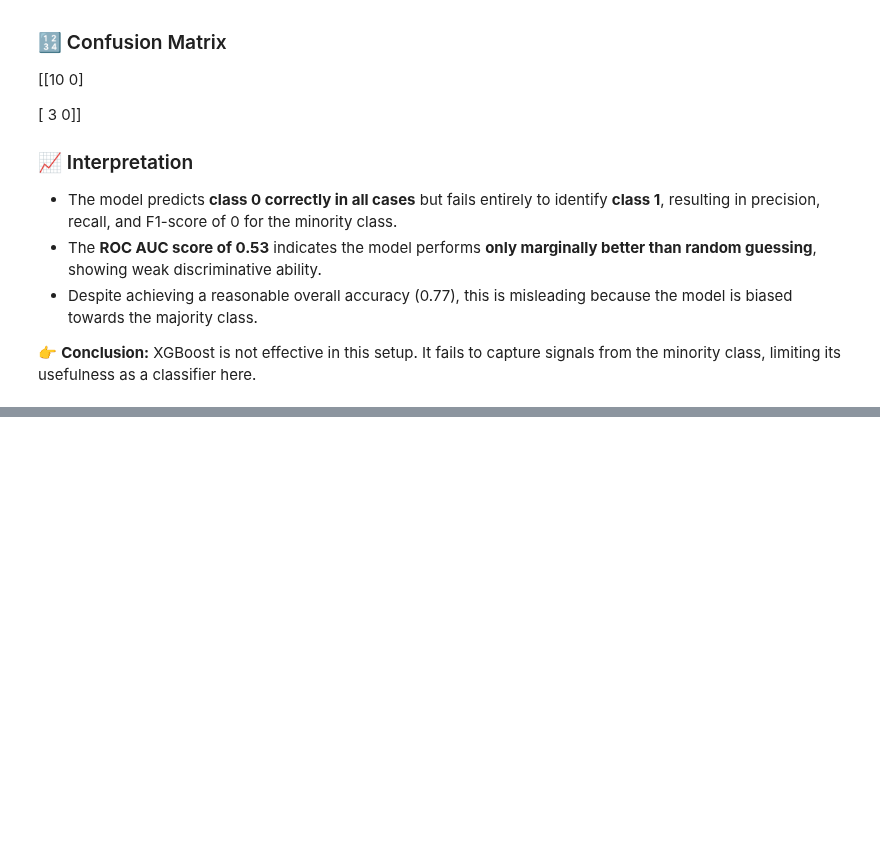
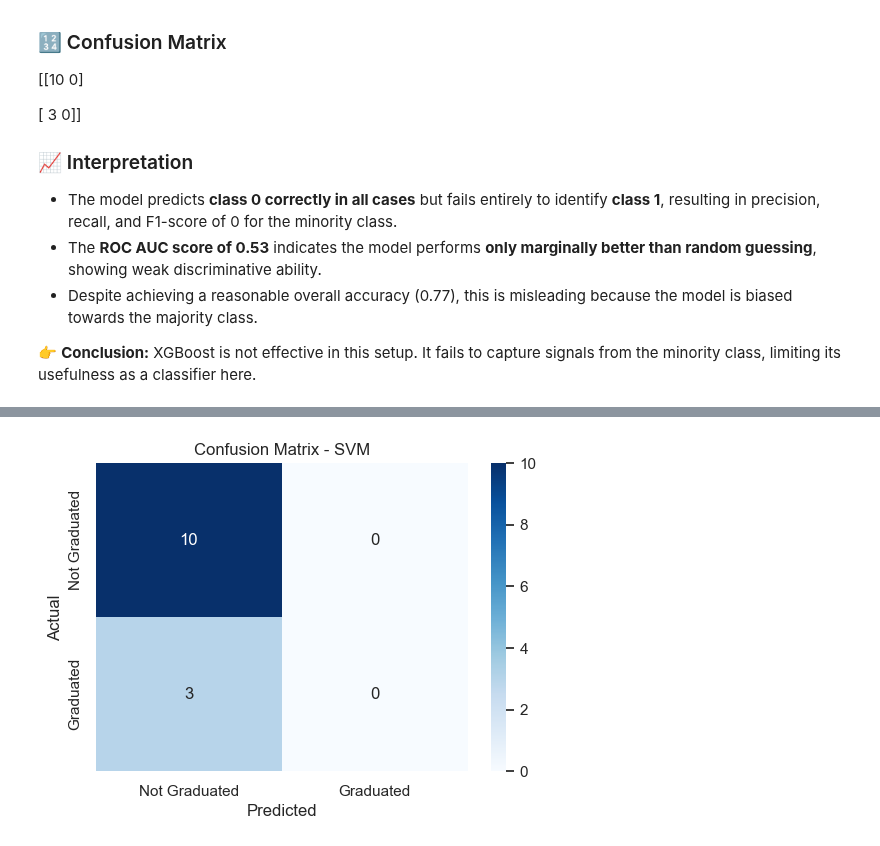
Before and after one commit to J-Kimani/DS, a Jupyter notebook: Projects/Data Proficiency Project/Data Proficiency Project.ipynb, the cells around one changed output, grey strips where cells are left out. Saved outputs shown, nothing was run; the diff lists cells and outputs as text; code cells hidden in the pictures; blank space fills up the shorter version.

```diff
--- a/Projects/Data Proficiency Project/Data Proficiency Project.ipynb
+++ b/Projects/Data Proficiency Project/Data Proficiency Project.ipynb
@@ -2235,0 +2245,6 @@ The ROC curve for the XGBoost model shows that it is a weak classifier, 0.53, pe
+# %%
+svm = SVC(C=0.1, gamma='scale', kernel='linear')
+svm.fit(X_train, y_train)
+y_pred_svm = svm.predict(X_test)
+comp = pd.DataFrame({'Actual': y_test, 'Predicted': y_pred_svm})
+comp.head()
@@ -2235,0 +2285,10 @@ The ROC curve for the XGBoost model shows that it is a weak classifier, 0.53, pe
+# %%
+cm = confusion_matrix(y_test, y_pred_svm)
+plt.figure(figsize=(6,4))
+sns.heatmap(cm, annot=True, fmt='d', cmap='Blues', xticklabels= ["Not Graduated", "Graduated"], yticklabels= ["Not Graduated", "Graduated"])
+plt.xlabel("Predicted")
+plt.ylabel("Actual")
+plt.title("Confusion Matrix - SVM")
+plt.show()
+# %% [output]
+[figure, added]
```
Also changed, not shown: parts of 8 cells of this notebook.
